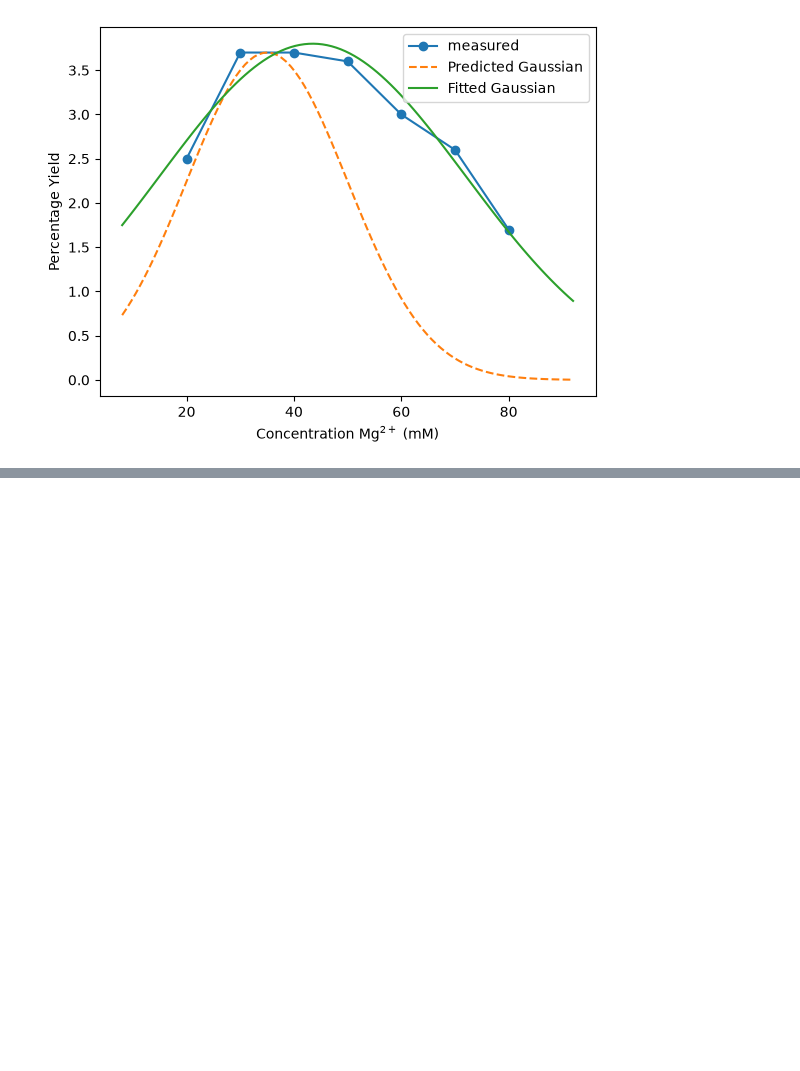
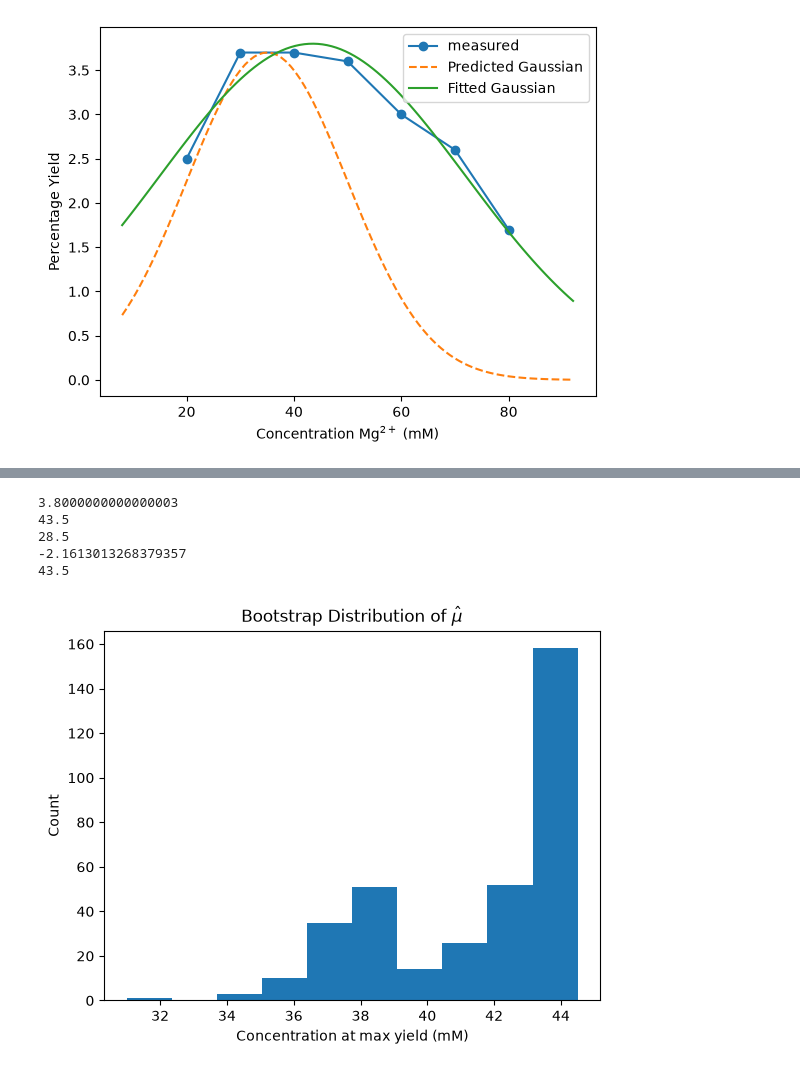
Before and after one commit to rracina/B-10_Project_DNA-Bricks, a Jupyter notebook: project_gabs.ipynb, the cells around one changed output, grey strips where cells are left out. Saved outputs shown, nothing was run; the diff lists cells and outputs as text; code cells hidden in the pictures; blank space fills up the shorter version.

Commit message:
Upload Bootstrap

```diff
--- a/project_gabs.ipynb
+++ b/project_gabs.ipynb
@@ -166,0 +205,17 @@ plt.show()
+# %%
+def mu_hat(conc_sim, yield_p_sim):
+    scores = [0.0] *len(grid)
+    for i in range(len(grid)):
+        A, mu, sigma = grid[i]
+        total = 0.0
+        for j in range(len(conc_sim)):
+            conc_sims = conc_sim[j]
+            yield_p_sims = yield_p_sim[j]
+            predicted_yield_at_conc = gaussian_pred(conc_sims, A, mu, sigma)
+
+            total = total - math.log(gaussian_pdf(yield_p_sims, predicted_yield_at_conc,sigma_yield))
+        scores[i] = total
+
+    position = scores.index(min(scores))
+    best_A, best_mu, best_sigma = grid [position]
+    return best_mu
@@ -166,0 +254,28 @@ plt.show()
+# %%
+print(best_A)
+print(best_mu)
+print(best_sigma)
+print(best_nll)
+print(mu_hat(conc, yield_perc))
+# %% [output]
+3.8000000000000003
+43.5
+28.5
+-2.1613013268379357
+43.5
+# %%
+data = (conc, yield_perc)
+
+def correlation(x,y):
+    return np.corrcoef(x, y)[0,1]
+
+dist = bootstrap(data, mu_hat, n_resamples= 350, confidence_level= 0.9, paired = True, rng = seed, vectorized = False)
+
+fig, ax = plt.subplots()
+ax.hist(dist.bootstrap_distribution, bins=10)
+ax.set_title('Bootstrap Distribution of $\\hat{\\mu}$')
+ax.set_xlabel('Concentration at max yield (mM)')
+ax.set_ylabel('Count')
+plt.show()
+# %% [output]
+[figure, added]
```
Also changed, not shown: parts of 11 cells of this notebook, 1 other file.
